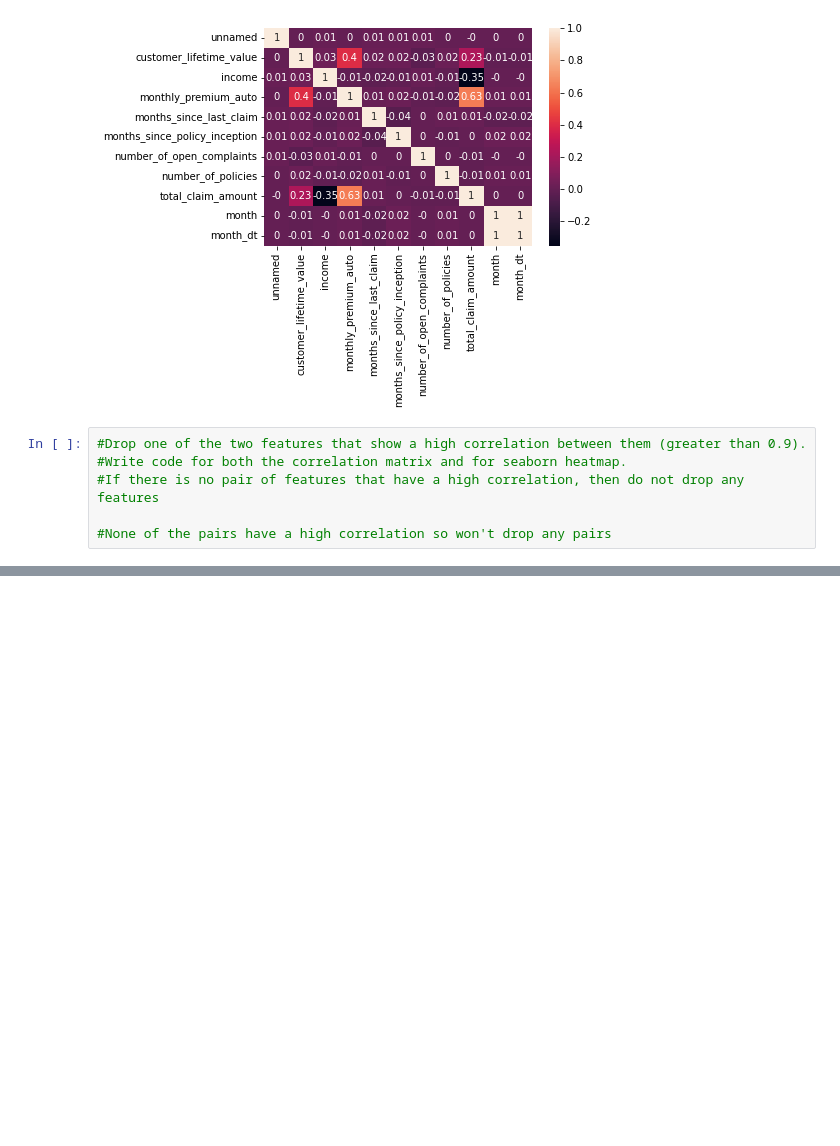
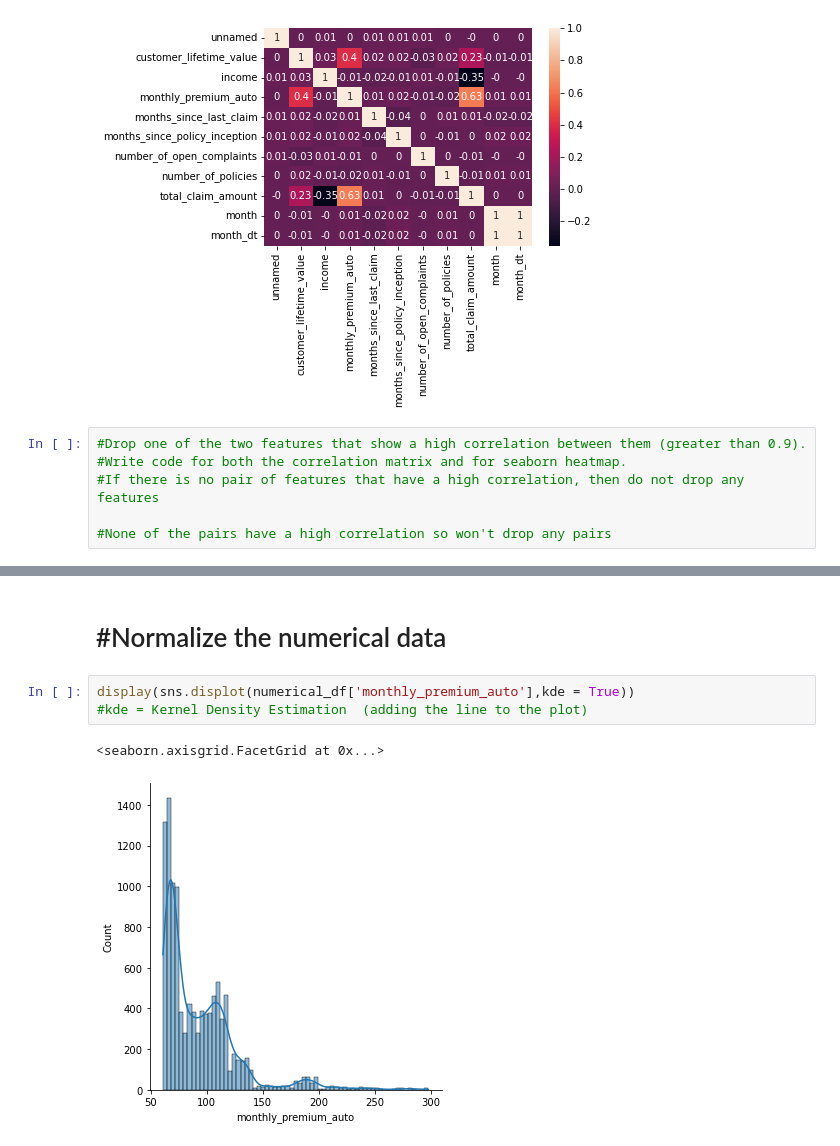
Before and after one commit to hollyjanedalton/lab-customer-analysis-round-2, a Jupyter notebook: files_for_lab/csv_files/Day 2_Lab2.ipynb, the cells around one changed output, grey strips where cells are left out. Saved outputs shown, nothing was run; the diff lists cells and outputs as text; blank space fills up the shorter version.

```diff
--- a/files_for_lab/csv_files/Day 2_Lab2.ipynb
+++ b/files_for_lab/csv_files/Day 2_Lab2.ipynb
@@ -596,0 +665,8 @@ plt.show()
+# %% [markdown]
+# #Normalize the numerical data
+# %%
+display(sns.displot(numerical_df['monthly_premium_auto'],kde = True))
+#kde = Kernel Density Estimation  (adding the line to the plot)
+# %% [output]
+<seaborn.axisgrid.FacetGrid at 0x...>
+[figure, added]
```
Also changed, not shown: parts of 21 cells of this notebook.
